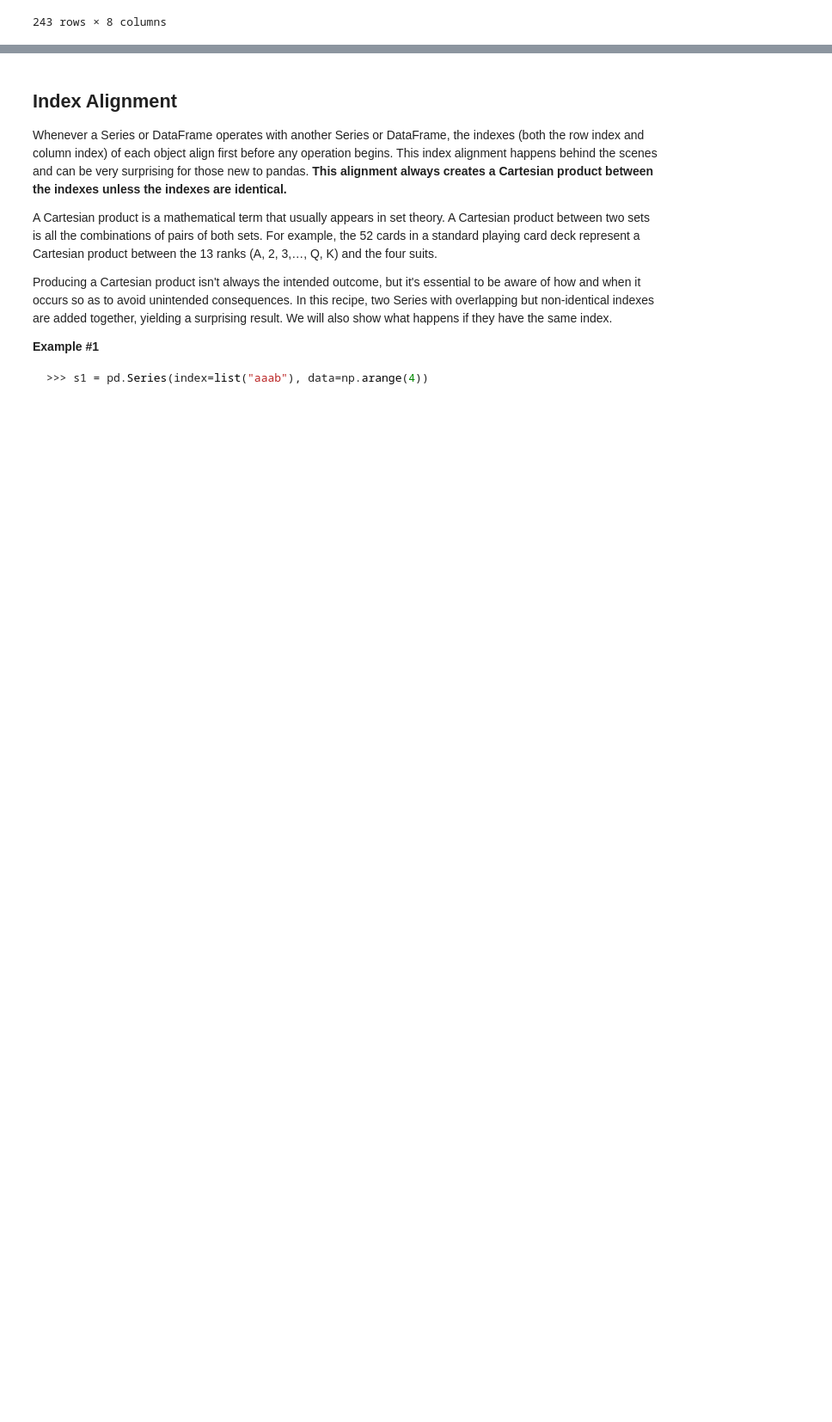
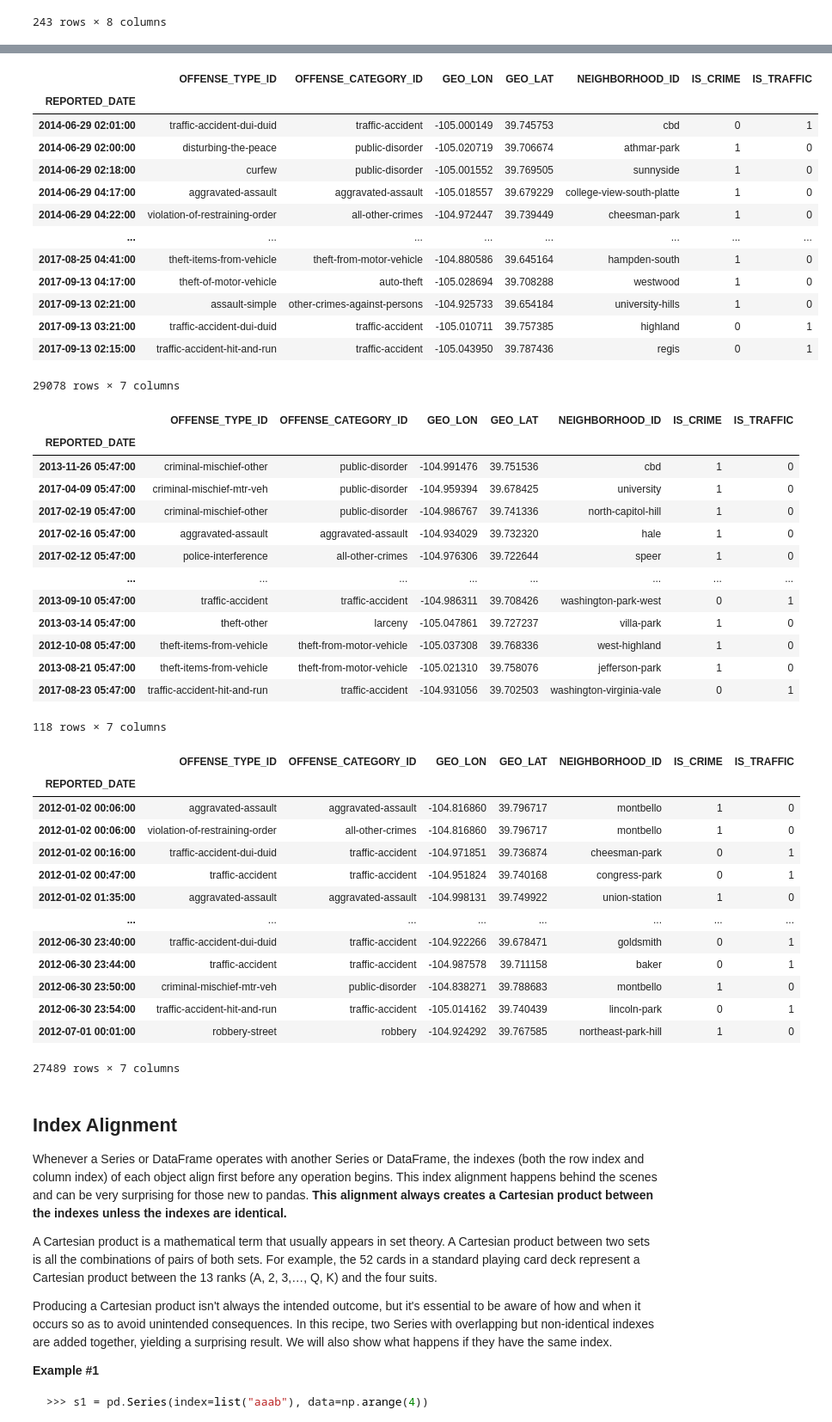
Before and after one commit to pkaran57/python-libs, a Jupyter notebook: pandas-lib/notebook/pandas.ipynb, the cells around one changed output, grey strips where cells are left out. Shown at 86% size. Cells and saved outputs as stored; diff of their text form; code cells hidden in the pictures; blank space fills up the shorter version.

```diff
--- a/pandas-lib/notebook/pandas.ipynb
+++ b/pandas-lib/notebook/pandas.ipynb
@@ -2457,3 +2459,54 @@ display(crime[crime.REPORTED_DATE.between('2016-05-12', '2016-05-13')])
+# %%
+crime = pd.read_hdf('data/crime.h5', 'crime').set_index('REPORTED_DATE')
+
+display(crime.between_time('2:00', '5:00', include_end=False))
+display(crime.at_time('5:47'))
+
+crime = crime.sort_index()
+crime.first(pd.offsets.MonthBegin(6))
+# %% [output]
+|  | OFFENSE_TYPE_ID | OFFENSE_CATEGORY_ID | GEO_LON | GEO_LAT | NEIGHBORHOOD_ID | IS_CRIME | IS_TRAFFIC |
+| REPORTED_DATE |  |  |  |  |  |  |  |
+| 2014-06-29 02:01:00 | traffic-accident-dui-duid | traffic-accident | -105.000149 | 39.745753 | cbd | 0 | 1 |
+| 2014-06-29 02:00:00 | disturbing-the-peace | public-disorder | -105.020719 | 39.706674 | athmar-park | 1 | 0 |
+| 2014-06-29 02:18:00 | curfew | public-disorder | -105.001552 | 39.769505 | sunnyside | 1 | 0 |
+| 2014-06-29 04:17:00 | aggravated-assault | aggravated-assault | -105.018557 | 39.679229 | college-view-south-platte | 1 | 0 |
+| 2014-06-29 04:22:00 | violation-of-restraining-order | all-other-crimes | -104.972447 | 39.739449 | cheesman-park | 1 | 0 |
+| ... | ... | ... | ... | ... | ... | ... | ... |
+| 2017-08-25 04:41:00 | theft-items-from-vehicle | theft-from-motor-vehicle | -104.880586 | 39.645164 | hampden-south | 1 | 0 |
+| 2017-09-13 04:17:00 | theft-of-motor-vehicle | auto-theft | -105.028694 | 39.708288 | westwood | 1 | 0 |
+| 2017-09-13 02:21:00 | assault-simple | other-crimes-against-persons | -104.925733 | 39.654184 | university-hills | 1 | 0 |
+| 2017-09-13 03:21:00 | traffic-accident-dui-duid | traffic-accident | -105.010711 | 39.757385 | highland | 0 | 1 |
+| 2017-09-13 02:15:00 | traffic-accident-hit-and-run | traffic-accident | -105.043950 | 39.787436 | regis | 0 | 1 |
+29078 rows × 7 columns
+|  | OFFENSE_TYPE_ID | OFFENSE_CATEGORY_ID | GEO_LON | GEO_LAT | NEIGHBORHOOD_ID | IS_CRIME | IS_TRAFFIC |
+| REPORTED_DATE |  |  |  |  |  |  |  |
+| 2013-11-26 05:47:00 | criminal-mischief-other | public-disorder | -104.991476 | 39.751536 | cbd | 1 | 0 |
+| 2017-04-09 05:47:00 | criminal-mischief-mtr-veh | public-disorder | -104.959394 | 39.678425 | university | 1 | 0 |
+| 2017-02-19 05:47:00 | criminal-mischief-other | public-disorder | -104.986767 | 39.741336 | north-capitol-hill | 1 | 0 |
+| 2017-02-16 05:47:00 | aggravated-assault | aggravated-assault | -104.934029 | 39.732320 | hale | 1 | 0 |
+| 2017-02-12 05:47:00 | police-interference | all-other-crimes | -104.976306 | 39.722644 | speer | 1 | 0 |
+| ... | ... | ... | ... | ... | ... | ... | ... |
+| 2013-09-10 05:47:00 | traffic-accident | traffic-accident | -104.986311 | 39.708426 | washington-park-west | 0 | 1 |
+| 2013-03-14 05:47:00 | theft-other | larceny | -105.047861 | 39.727237 | villa-park | 1 | 0 |
+| 2012-10-08 05:47:00 | theft-items-from-vehicle | theft-from-motor-vehicle | -105.037308 | 39.768336 | west-highland | 1 | 0 |
+| 2013-08-21 05:47:00 | theft-items-from-vehicle | theft-from-motor-vehicle | -105.021310 | 39.758076 | jefferson-park | 1 | 0 |
+| 2017-08-23 05:47:00 | traffic-accident-hit-and-run | traffic-accident | -104.931056 | 39.702503 | washington-virginia-vale | 0 | 1 |
+118 rows × 7 columns
+|  | OFFENSE_TYPE_ID | OFFENSE_CATEGORY_ID | GEO_LON | GEO_LAT | NEIGHBORHOOD_ID | IS_CRIME | IS_TRAFFIC |
+| REPORTED_DATE |  |  |  |  |  |  |  |
+| 2012-01-02 00:06:00 | aggravated-assault | aggravated-assault | -104.816860 | 39.796717 | montbello | 1 | 0 |
+| 2012-01-02 00:06:00 | violation-of-restraining-order | all-other-crimes | -104.816860 | 39.796717 | montbello | 1 | 0 |
+| 2012-01-02 00:16:00 | traffic-accident-dui-duid | traffic-accident | -104.971851 | 39.736874 | cheesman-park | 0 | 1 |
+| 2012-01-02 00:47:00 | traffic-accident | traffic-accident | -104.951824 | 39.740168 | congress-park | 0 | 1 |
+| 2012-01-02 01:35:00 | aggravated-assault | aggravated-assault | -104.998131 | 39.749922 | union-station | 1 | 0 |
+| ... | ... | ... | ... | ... | ... | ... | ... |
+| 2012-06-30 23:40:00 | traffic-accident-dui-duid | traffic-accident | -104.922266 | 39.678471 | goldsmith | 0 | 1 |
+| 2012-06-30 23:44:00 | traffic-accident | traffic-accident | -104.987578 | 39.711158 | baker | 0 | 1 |
+| 2012-06-30 23:50:00 | criminal-mischief-mtr-veh | public-disorder | -104.838271 | 39.788683 | montbello | 1 | 0 |
+| 2012-06-30 23:54:00 | traffic-accident-hit-and-run | traffic-accident | -105.014162 | 39.740439 | lincoln-park | 0 | 1 |
+| 2012-07-01 00:01:00 | robbery-street | robbery | -104.924292 | 39.767585 | northeast-park-hill | 1 | 0 |
+27489 rows × 7 columns
 # %% [markdown]
 ## Index Alignment
 
```
Also changed, not shown: parts of 2 cells of this notebook.
